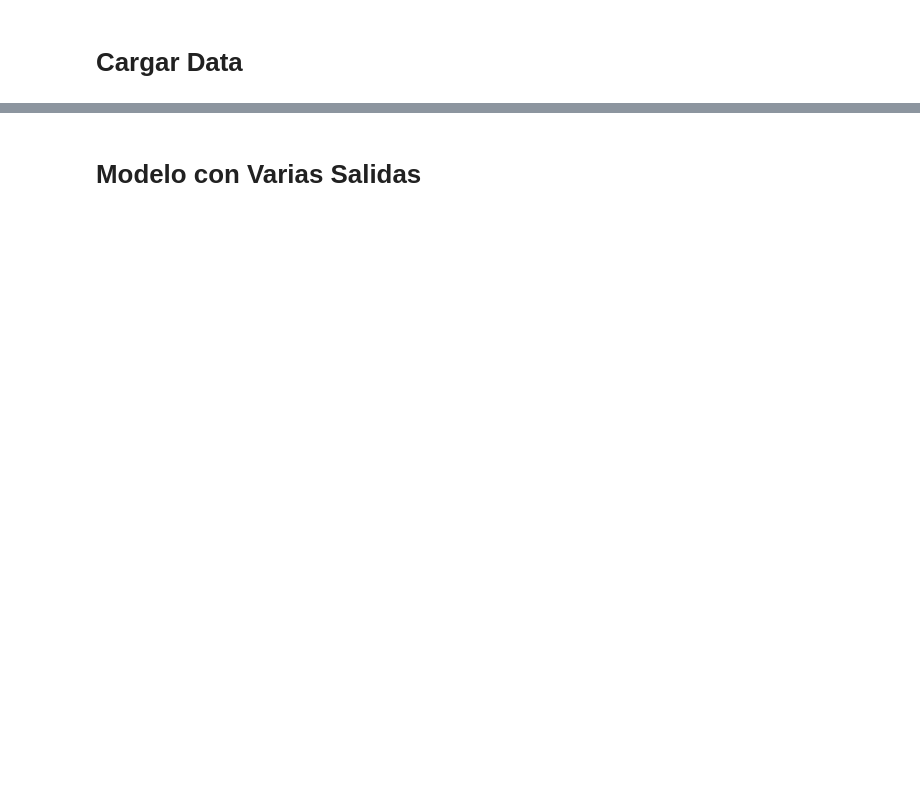
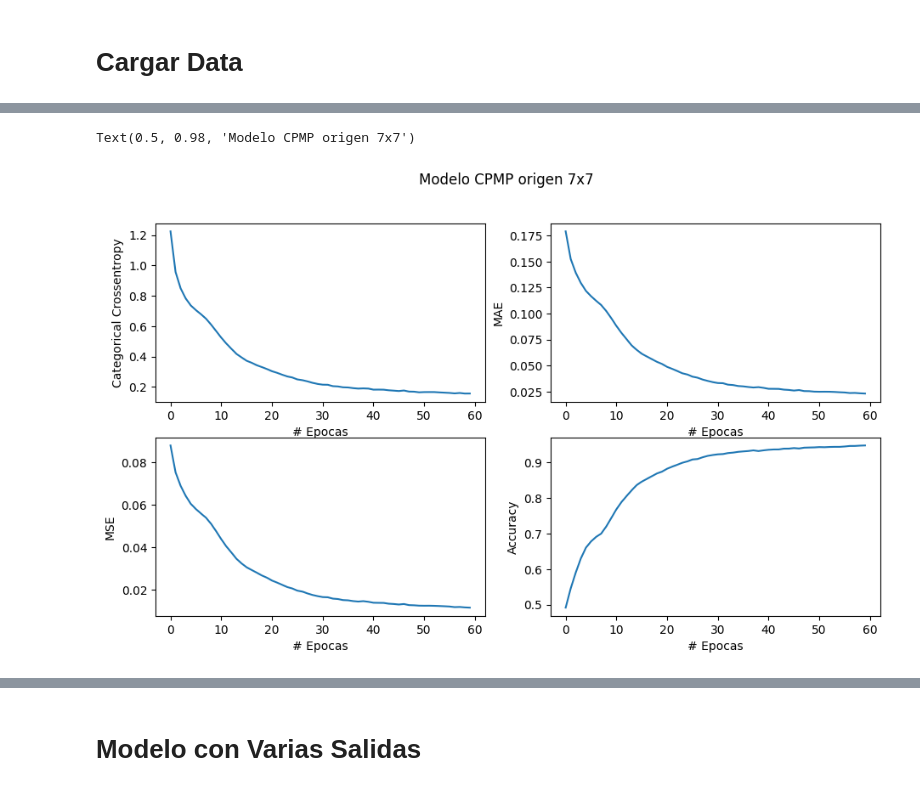
Before and after one commit to LosWillyAmigos/CPMP_With_attetion, a Jupyter notebook: CPMP_with_attention.ipynb, the cells around one changed output, grey strips where cells are left out. Drawn from its saved outputs; the diff is of its cells as text; code cells hidden in the pictures; blank space fills up the shorter version.

```diff
--- a/CPMP_with_attention.ipynb
+++ b/CPMP_with_attention.ipynb
@@ -247,0 +670,2 @@ data_5x5, labels_5x5 = load_data_2('data/data_5x5_Multiple')
+# %%
+data_7x7, labels_1_7x7, labels_2_7x7 = load_data('data/data_7x7')
@@ -247,0 +756,4 @@ data_5x5, labels_5x5 = load_data_2('data/data_5x5_Multiple')
+# %%
+X_train_7x7, X_test_7x7, y_train_1_7x7, y_test_1_7x7 = train_test_split(data_7x7, labels_1_7x7, test_size= 0.2, random_state= 42)
+# %%
+historial_7x7 = model_cpmp_origin_7x7.fit(X_train_7x7, y_train_1_7x7, batch_size= 32, epochs= 60)
@@ -247,0 +778,27 @@ data_5x5, labels_5x5 = load_data_2('data/data_5x5_Multiple')
+# %%
+plt.figure(figsize=(11, 6))
+
+plt.subplot(2,2,1)
+plt.xlabel("# Epocas")
+plt.ylabel("Categorical Crossentropy")
+plt.plot(historial_7x7.history["loss"])
+
+plt.subplot(2,2,2)
+plt.xlabel("# Epocas")
+plt.ylabel("MAE")
+plt.plot(historial_7x7.history["mae"])
+
+plt.subplot(2,2,3)
+plt.xlabel("# Epocas")
+plt.ylabel("MSE")
+plt.plot(historial_7x7.history["mse"])
+
+plt.subplot(2,2,4)
+plt.xlabel("# Epocas")
+plt.ylabel("Accuracy")
+plt.plot(historial_7x7.history["accuracy"])
+
+plt.suptitle("Modelo CPMP origen 7x7")
+# %% [output]
+Text(0.5, 0.98, 'Modelo CPMP origen 7x7')
+[figure, added]
```
Also changed, not shown: parts of 70 cells of this notebook, 7 other files.
